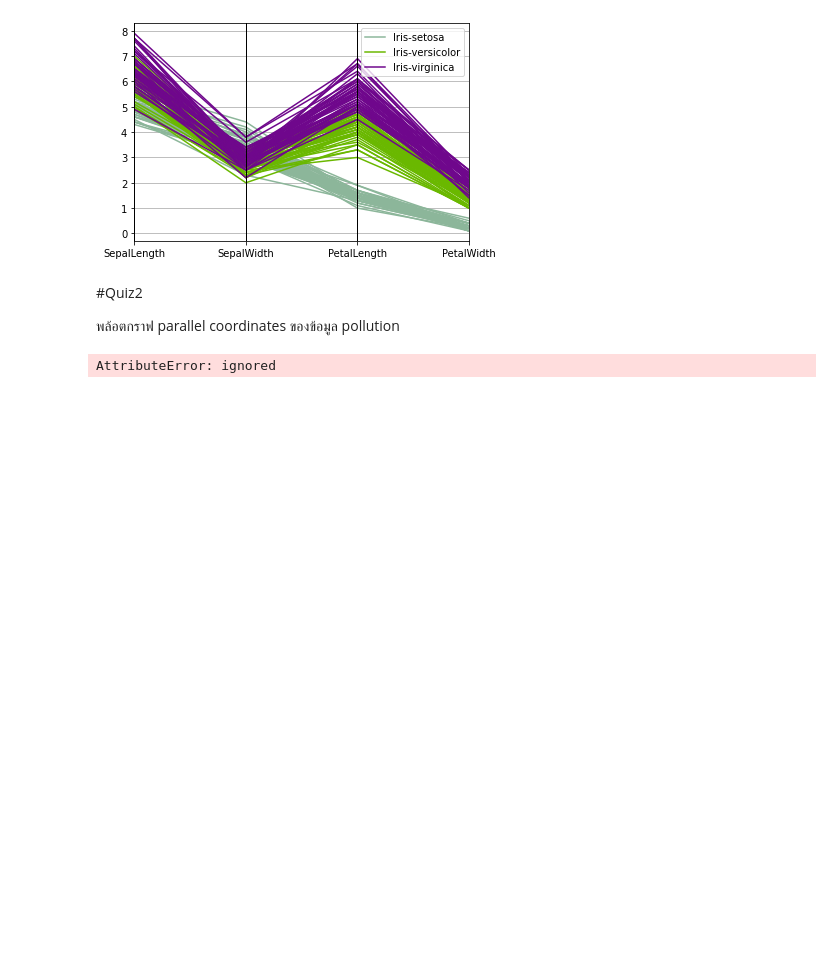
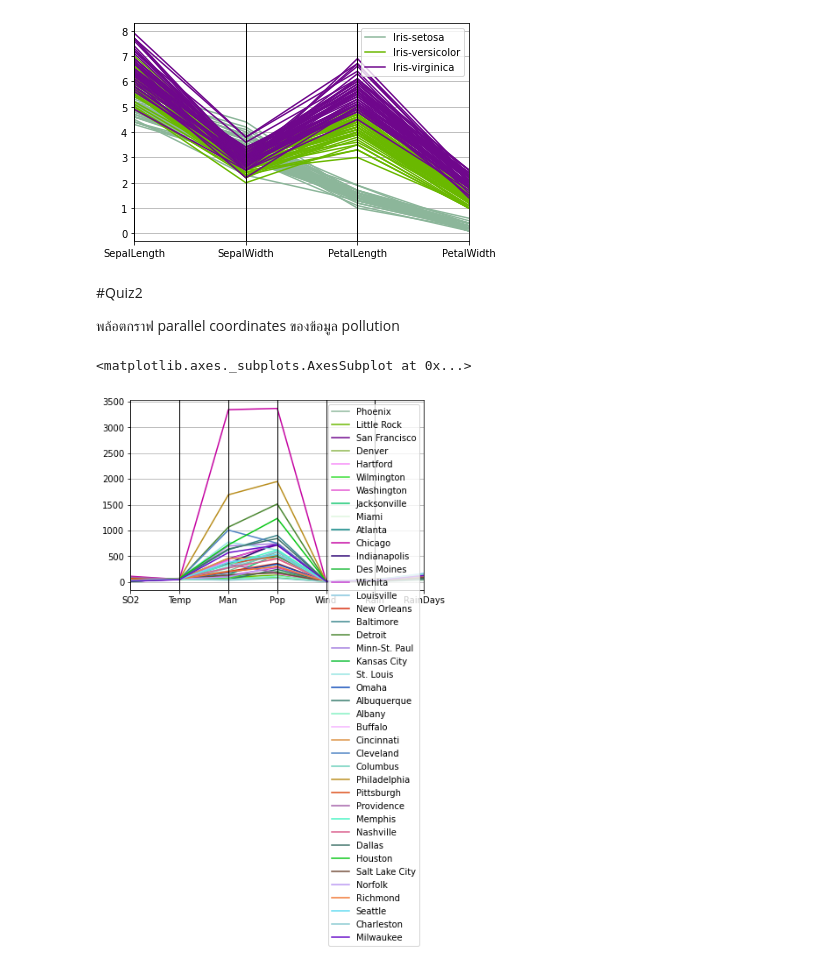
Before and after one commit to kittikhun62/Multivariate, a Jupyter notebook: Chapter2_Visualize_Multivariate.ipynb, the cells around one changed output. Drawn from its saved outputs; the diff is of its cells as text; code cells hidden in the pictures; blank space fills up the shorter version.

```diff
--- a/Chapter2_Visualize_Multivariate.ipynb
+++ b/Chapter2_Visualize_Multivariate.ipynb
@@ -105,6 +105,7 @@ pd.plotting.parallel_coordinates(example_df, 'Name')
 
 พล้อตกราฟ parallel coordinates ของข้อมูล pollution
 # %%
-pd.pIotting.parallel_coordinates(pollution_data,'Name')
+pd.plotting.parallel_coordinates(pollution_data, 'City')
 # %% [output]
-AttributeError: ignored
+<matplotlib.axes._subplots.AxesSubplot at 0x...>
+[figure, added]
```
